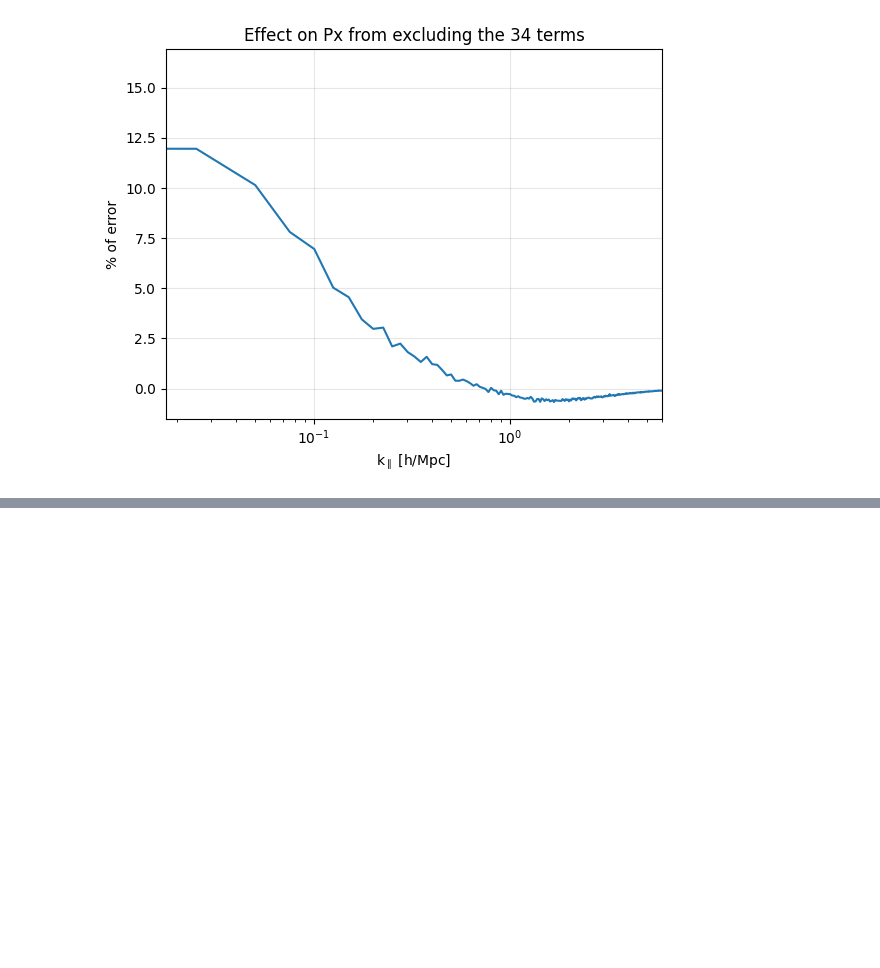
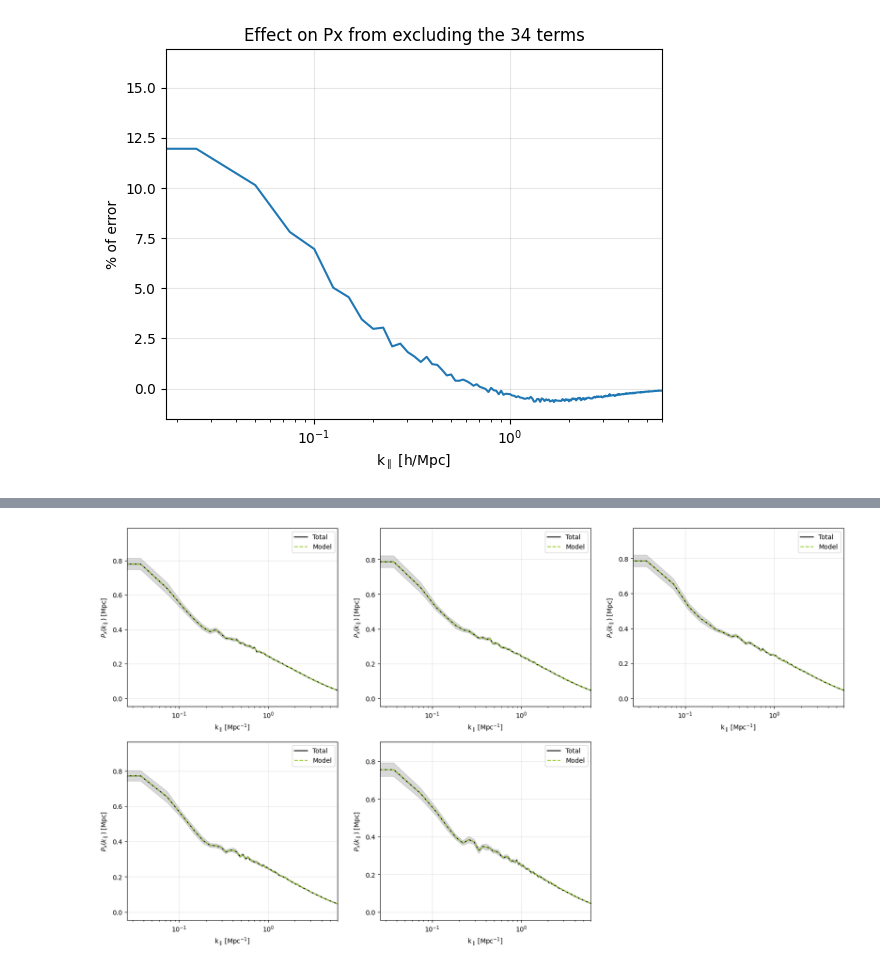
Before and after one commit to andreufont/astrid_hcd, a Jupyter notebook: SimulationFields/Px.ipynb, the cells around one changed output, grey strips where cells are left out. Cells and saved outputs as stored; diff of their text form; code cells hidden in the pictures; blank space fills up the shorter version.

```diff
--- a/SimulationFields/Px.ipynb
+++ b/SimulationFields/Px.ipynb
@@ -353,0 +449,3 @@ plt.title('Effect on Px from excluding the 34 terms');
+# %%
+Px_34 = 2*Px_3lya + 2*Px_3hcd + Px_4
+Px_model = (Px_lya + Px_hcd + (2*Px_lyahcd) + Px_34)/((1+C)**2)
@@ -353,0 +480,17 @@ plt.title('Effect on Px from excluding the 34 terms');
+# %%
+plt.figure(figsize=(20, 11))
+
+for i in np.arange(len(r_bins)-1):
+    plt.subplot(2, 3, i+1)
+    plt.plot(k_los, Px_tot[i], color='k', label='Total')
+    plt.fill_between(k_los, (Px_tot[i]-Px_std_tot[i]), (Px_tot[i]+Px_std_tot[i]), color='k', alpha=0.15)
+    plt.plot(k_los, Px_model[i], linestyle='--', color='yellowgreen', label='Model')
+
+    plt.xscale('log')
+    plt.legend()
+    plt.grid(alpha=0.3)
+    plt.xlim(right=6)
+    plt.xlabel(r'k$_\parallel$ [Mpc$^{-1}$]')
+    plt.ylabel(r'$P_{x}(k_\parallel)$ [Mpc]');
+# %% [output]
+[figure, added]
```
Also changed, not shown: parts of 12 cells of this notebook, 1 other file.
